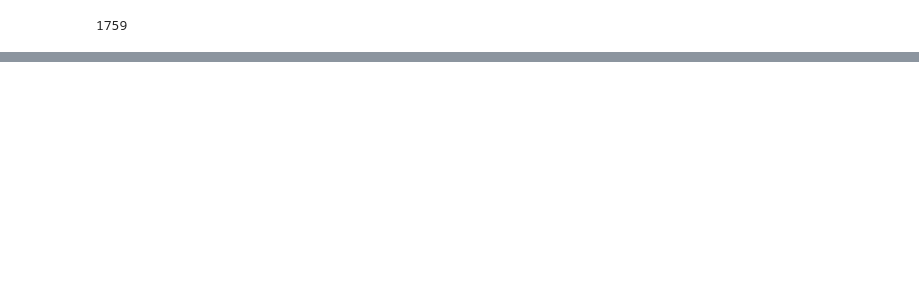
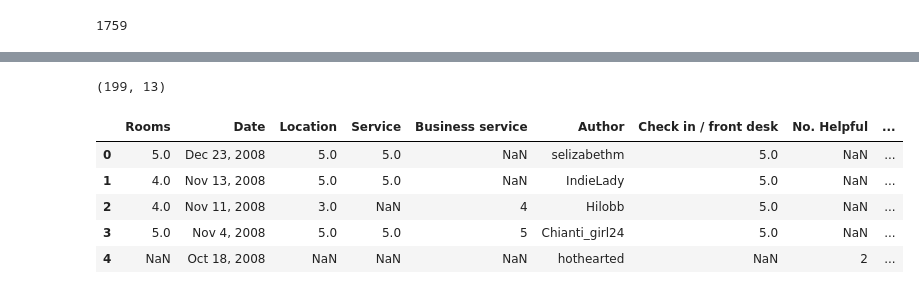
Before and after one commit to abhayspawar/review-analysis-NLP, a Jupyter notebook: explore.ipynb, the cells around one changed output, grey strips where cells are left out. Drawn from its saved outputs; the diff is of its cells as text; code cells hidden in the pictures; blank space fills up the shorter version.

```diff
--- a/explore.ipynb
+++ b/explore.ipynb
@@ -11,16 +18,3 @@ files = os.listdir('./Review_Texts')
 print(len(files))
 # %% [output]
 1759
-# %%
-content = ''
-with open('./Review_Texts/hotel_72572.dat', 'r') as content_file:
-    content = content_file.read()
-
-#print(content)
-reviews = content.split("\n\n")
-hotel = reviews[0]
-reviews = reviews[1:]
-print(hotel)
-print()
-firstReview = reviews[1]
-print(firstReview)
@@ -45,18 +20,0 @@ print(firstReview)
-# %%
-#what categories do we have
-
-cats = set()
-
-for r in reviews:
-    #selector= r'<([A-Z][a-z]+)>'
-    selector= r'<(.*)>'
-    matches = re.findall(selector, r)
-    #print(matches)
-    cats.update(matches)
-
-
-cats = list(cats)
-for c in cats:
-    if "img src=" in c:
-        cats.remove(c)
-print(cats)
@@ -65 +23,4 @@ print(cats)
+# %%
+cats = ['Rooms', 'Date', 'Location', 'Service', 'Business service', 'Author', 'Check in / front desk', 'No. Helpful', 'Cleanliness', 'Content', 'Value', 'No. Reader', 'Overall']
+data = pd.DataFrame(columns=cats)
 # %%
@@ -112,3 +60,14 @@ data
+# %%
+print(data.shape)
+data.head()
+# %% [output]
+(199, 13)
+|  | Rooms | Date | Location | Service | Business service | Author | Check in / front desk | No. Helpful | ... |
+| 0 | 5.0 | Dec 23, 2008 | 5.0 | 5.0 | NaN | selizabethm | 5.0 | NaN | ... |
+| 1 | 4.0 | Nov 13, 2008 | 5.0 | 5.0 | NaN | IndieLady | 5.0 | NaN | ... |
+| 2 | 4.0 | Nov 11, 2008 | 3.0 | NaN | 4 | Hilobb | 5.0 | NaN | ... |
+| 3 | 5.0 | Nov 4, 2008 | 5.0 | 5.0 | 5 | Chianti_girl24 | 5.0 | NaN | ... |
+| 4 | NaN | Oct 18, 2008 | NaN | NaN | NaN | hothearted | NaN | 2 | ... |
 # %%
 #mean of int columns
 data.mean(axis=0)
```
Also changed, not shown: parts of 23 cells of this notebook.
